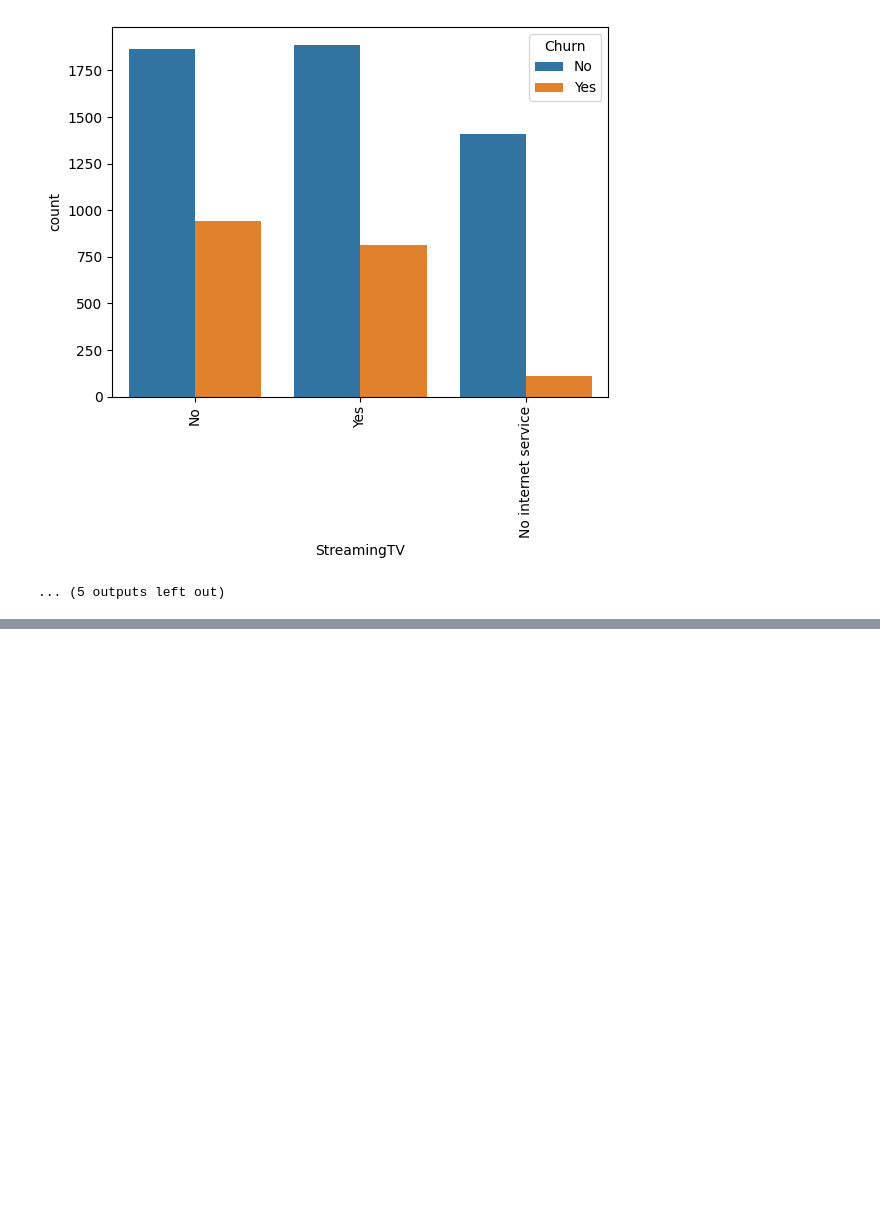
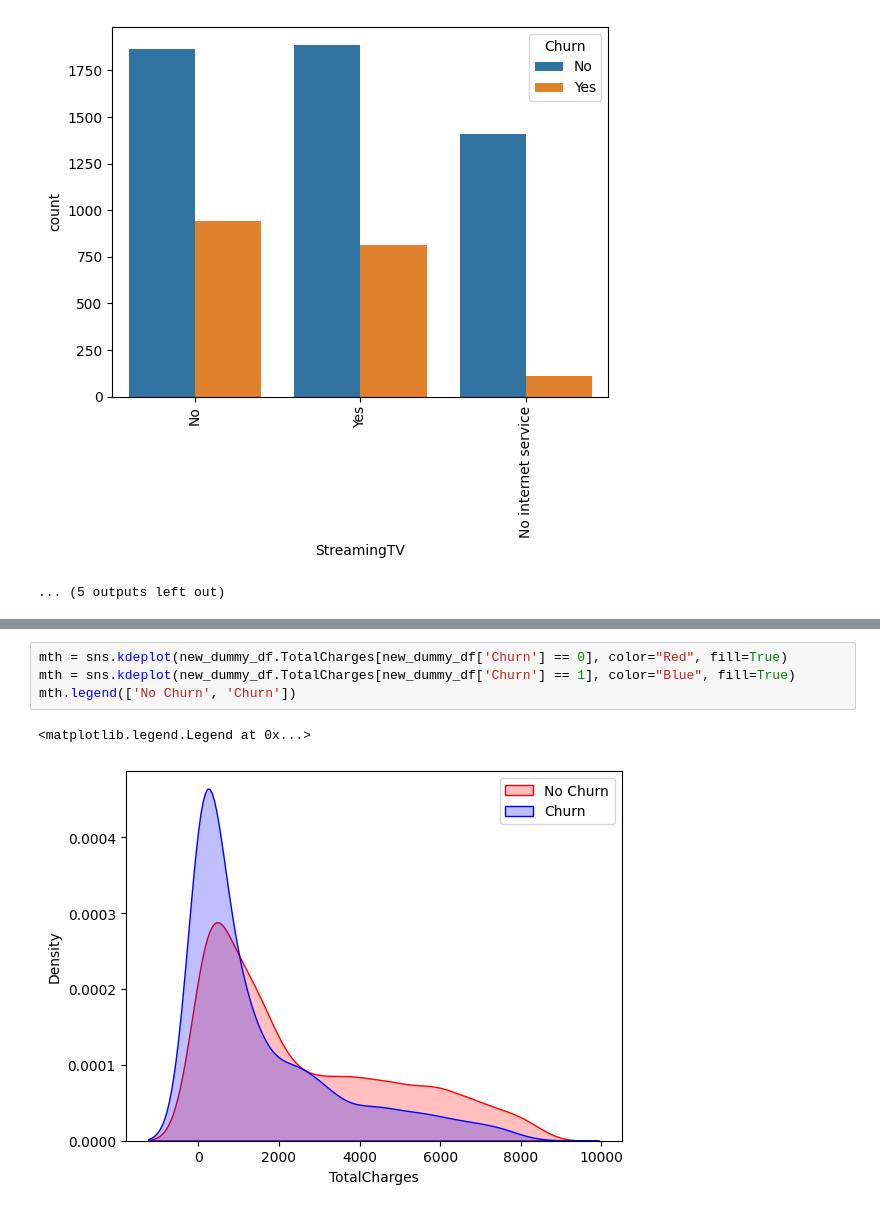
Before and after one commit to mdmohsin212/EDA, a Jupyter notebook: Churn Analysis.ipynb, the cells around one changed output, grey strips where cells are left out. Cells and saved outputs as stored; diff of their text form; blank space fills up the shorter version.

```diff
--- a/Churn Analysis.ipynb
+++ b/Churn Analysis.ipynb
@@ -216,0 +270,7 @@ for i, predictor in enumerate(new_df.drop(columns=['Churn', 'MonthlyCharges', 'T
+# %%
+mth = sns.kdeplot(new_dummy_df.TotalCharges[new_dummy_df['Churn'] == 0], color="Red", fill=True)
+mth = sns.kdeplot(new_dummy_df.TotalCharges[new_dummy_df['Churn'] == 1], color="Blue", fill=True)
+mth.legend(['No Churn', 'Churn'])
+# %% [output]
+<matplotlib.legend.Legend at 0x...>
+[figure, added]
```
Also changed, not shown: parts of 12 cells of this notebook.
